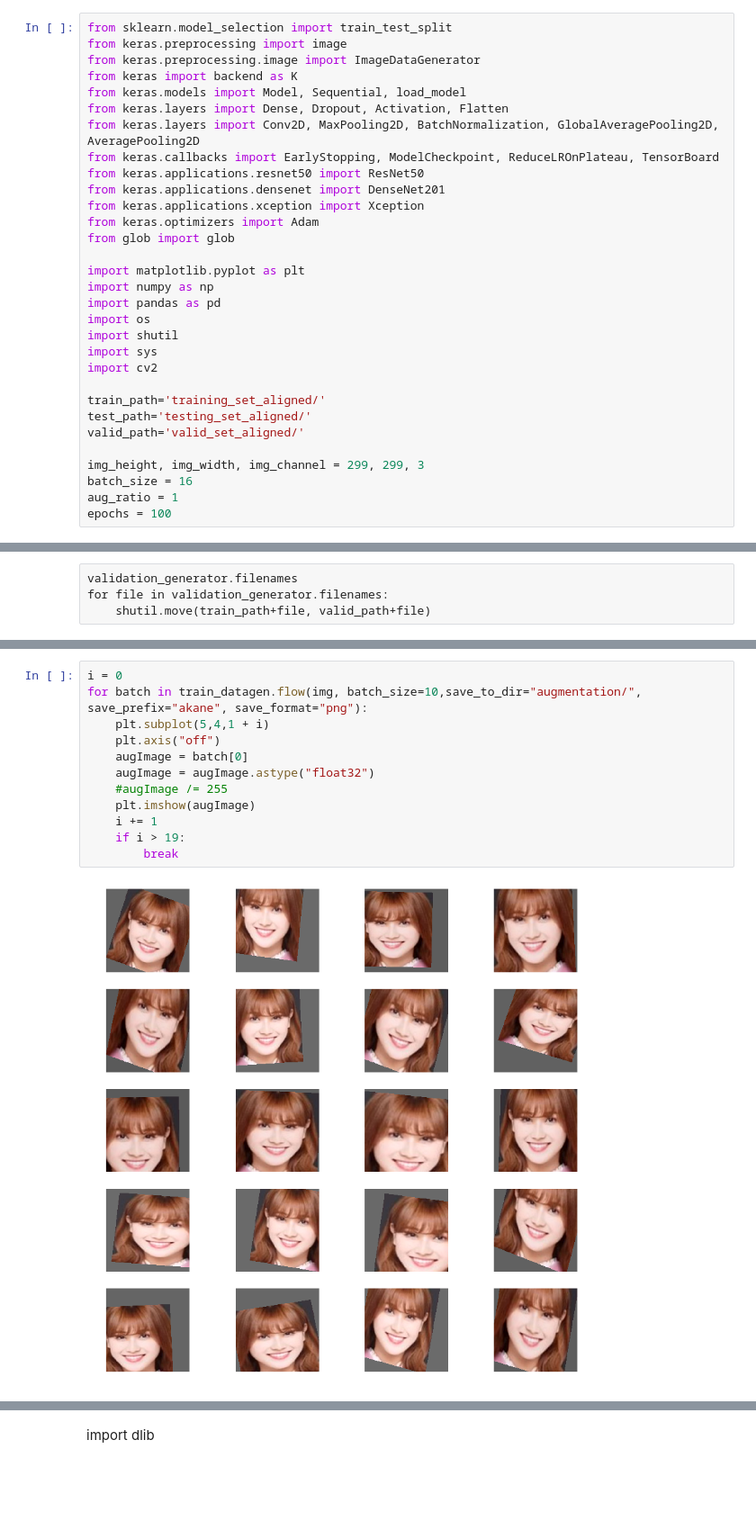
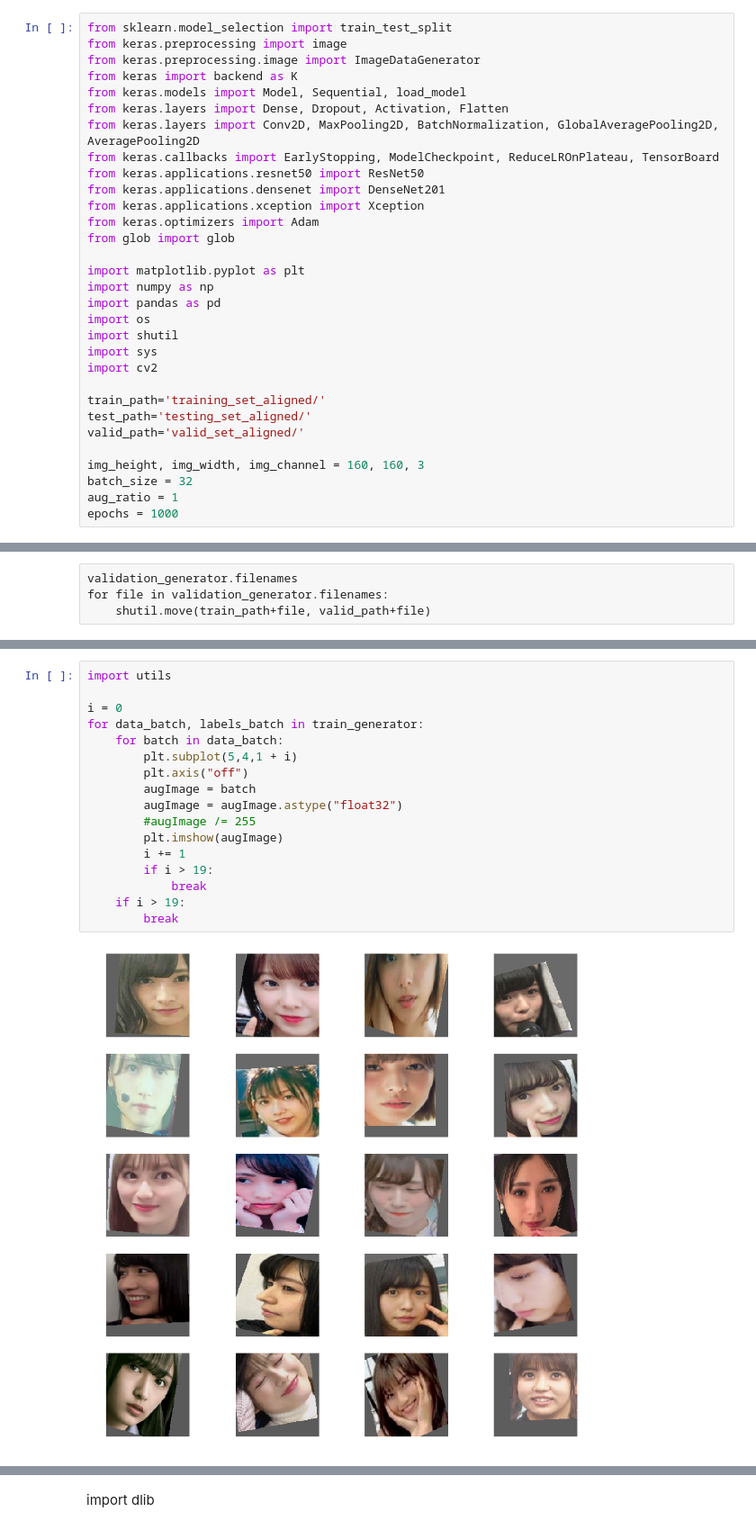
Before and after one commit to nickiechang/whoisshe, a Jupyter notebook: whoisshe.ipynb, the cells around one changed output, grey strips where cells are left out. Shown at 90% size. Saved outputs shown, nothing was run; the diff lists cells and outputs as text; blank space fills up the shorter version.

```diff
--- a/whoisshe.ipynb
+++ b/whoisshe.ipynb
@@ -25,7 +25,7 @@ train_path='training_set_aligned/'
 test_path='testing_set_aligned/'
 valid_path='valid_set_aligned/'
 
-img_height, img_width, img_channel = 299, 299, 3
-batch_size = 16
+img_height, img_width, img_channel = 160, 160, 3
+batch_size = 32
 aug_ratio = 1
-epochs = 100
+epochs = 1000
@@ -263,14 +294,19 @@ print(img.shape)
 # %%
+import utils
+
 i = 0
-for batch in train_datagen.flow(img, batch_size=10,save_to_dir="augmentation/", save_prefix="akane", save_format="png"):
-    plt.subplot(5,4,1 + i)
-    plt.axis("off")
-    augImage = batch[0]
-    augImage = augImage.astype("float32")
-    #augImage /= 255
-    plt.imshow(augImage)
-    i += 1
+for data_batch, labels_batch in train_generator:
+    for batch in data_batch:
+        plt.subplot(5,4,1 + i)
+        plt.axis("off")
+        augImage = batch
+        augImage = augImage.astype("float32")
+        #augImage /= 255
+        plt.imshow(augImage)
+        i += 1
+        if i > 19:
+            break
     if i > 19:
         break
 # %% [output]
-[figure, old version]
+[figure, new version]
```
Also changed, not shown: parts of 28 cells of this notebook.
